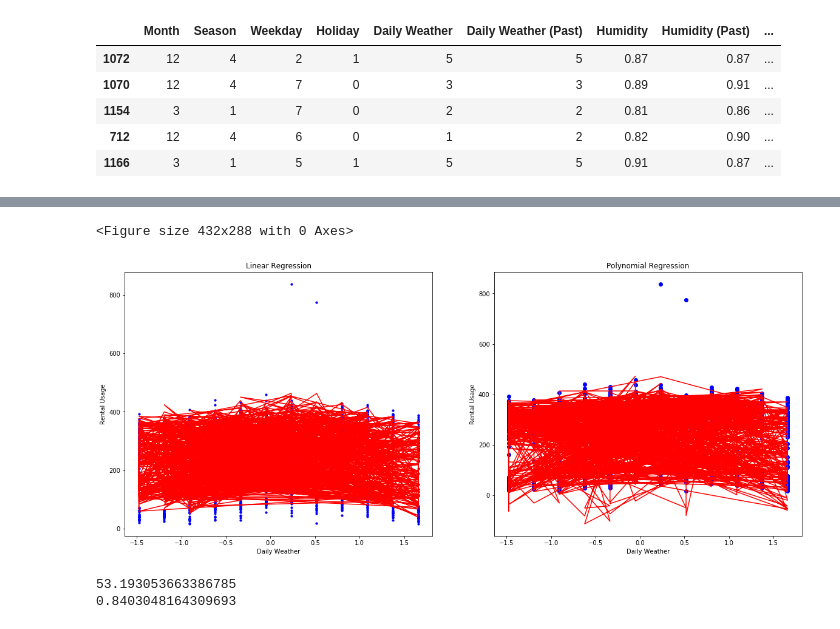
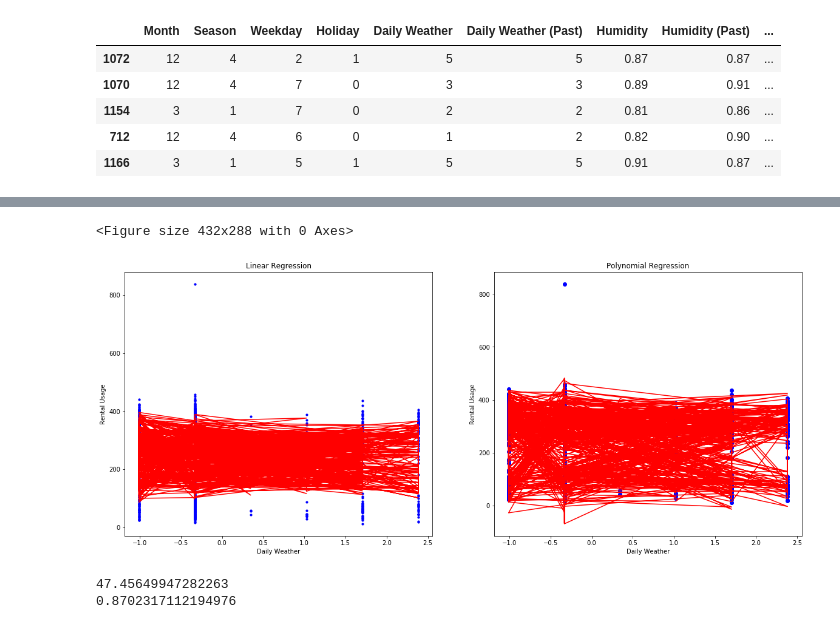
Before and after one commit to dataBikeHsUlm/MapReduce, a Jupyter notebook: Data_Profiling/Polynomial Regression.ipynb, the cells around one changed output, grey strips where cells are left out. Saved outputs shown, nothing was run; the diff lists cells and outputs as text; code cells hidden in the pictures.

Commit message:
added some graphs to Polynomial Regression

```diff
--- a/Data_Profiling/Polynomial Regression.ipynb
+++ b/Data_Profiling/Polynomial Regression.ipynb
@@ -45,6 +45,6 @@ features.head()
 | 1166 | 3 | 1 | 5 | 1 | 5 | 5 | 0.91 | 0.87 | ... |
 # %%
 #target variable
-y = features['Rented Bikes'].tolist()
+y = features['Rented Bikes (Future)'].tolist()
 y
 # %% [output]
@@ -67,6 +67,6 @@ y
  ...]
 # %%
 #Feature Matrix with past and today data
-X=features.loc[:,['Month','Season','Weekday','Daily Weather','Humidity','Windspeed','Apparent Temperature (Avg)','Rented Bikes (Future)']]
+X=features.loc[:,['Month','Season','Weekday','Rented Bikes','Daily Weather','Daily Weather (Past)','Humidity', 'Humidity (Past)','Windspeed','Windspeed (Past)','Apparent Temperature (Avg)','Apparent Temperature (Avg) (Past)']]
 X.head()
 # %% [output]
@@ -81,5 +81,6 @@ X.head()
 X_train, X_test, y_train, y_test = train_test_split(X, y, test_size=0.3)
 scaler = StandardScaler()
 scaler.fit(X_train)
-X_train = scaler.transform(X_train)
-X_test = scaler.transform(X_test)
+X_train_scaled = scaler.transform(X_train)
+X_test_scaled = scaler.transform(X_test)
+X_train
@@ -86,42 +106,42 @@ X_test = scaler.transform(X_test)
 # %%
 #Normal regression
 lin = LinearRegression()
-lin.fit(X_train,y_train)
-lin_predict = lin.predict(X_train)
+lin.fit(X_train_scaled,y_train)
+lin_predict = lin.predict(X_train_scaled)
 
 ##nth degree of polynomial in x
 poly = PolynomialFeatures(degree = 3)
-X_poly = poly.fit_transform(X_train)
+X_poly = poly.fit_transform(X_train_scaled)
 poly.fit(X_poly, y_train)
 lin2 = LinearRegression()
 lin2.fit(X_poly, y_train)
 poly_predict = lin2.predict(X_poly)
 
 plt.subplots_adjust(wspace=0.8,hspace=0.5)
 plt.figure(figsize=(20,8))
 plt.subplot(121)
-plt.scatter(X_train[:,0], y_train, s=10, color="blue")
-plt.plot(X_train[:,0], lin_predict, color = "red")
+plt.scatter(X_train_scaled[:,4], y_train, s=10, color="blue")
+plt.plot(X_train_scaled[:,4], lin_predict, color = "red")
 plt.title("Linear Regression")
 plt.xlabel("Daily Weather")
 plt.ylabel("Rental Usage")
 
 plt.subplot(122)
 
-plt.scatter(X_train[:,0], y_train, color = 'blue')
-plt.plot(X_train[:,0], poly_predict, color = 'red')
+plt.scatter(X_train_scaled[:,4], y_train, color = 'blue')
+plt.plot(X_train_scaled[:,4], poly_predict, color = 'red')
 plt.title('Polynomial Regression')
 plt.xlabel('Daily Weather')
 plt.ylabel('Rental Usage')
 
 plt.show()
 
 rmse = np.sqrt(mean_squared_error(y_train, poly_predict))
 r2 = r2_score(y_train,poly_predict)
 print(rmse)
 print(r2)
 # %% [output]
 <Figure size 432x288 with 0 Axes>
-[figure, old version]
+[figure, new version]
-53.193053663386785
-0.8403048164309693
+47.45649947282263
+0.8702317112194976
```
Also changed, not shown: parts of 4 cells of this notebook.
